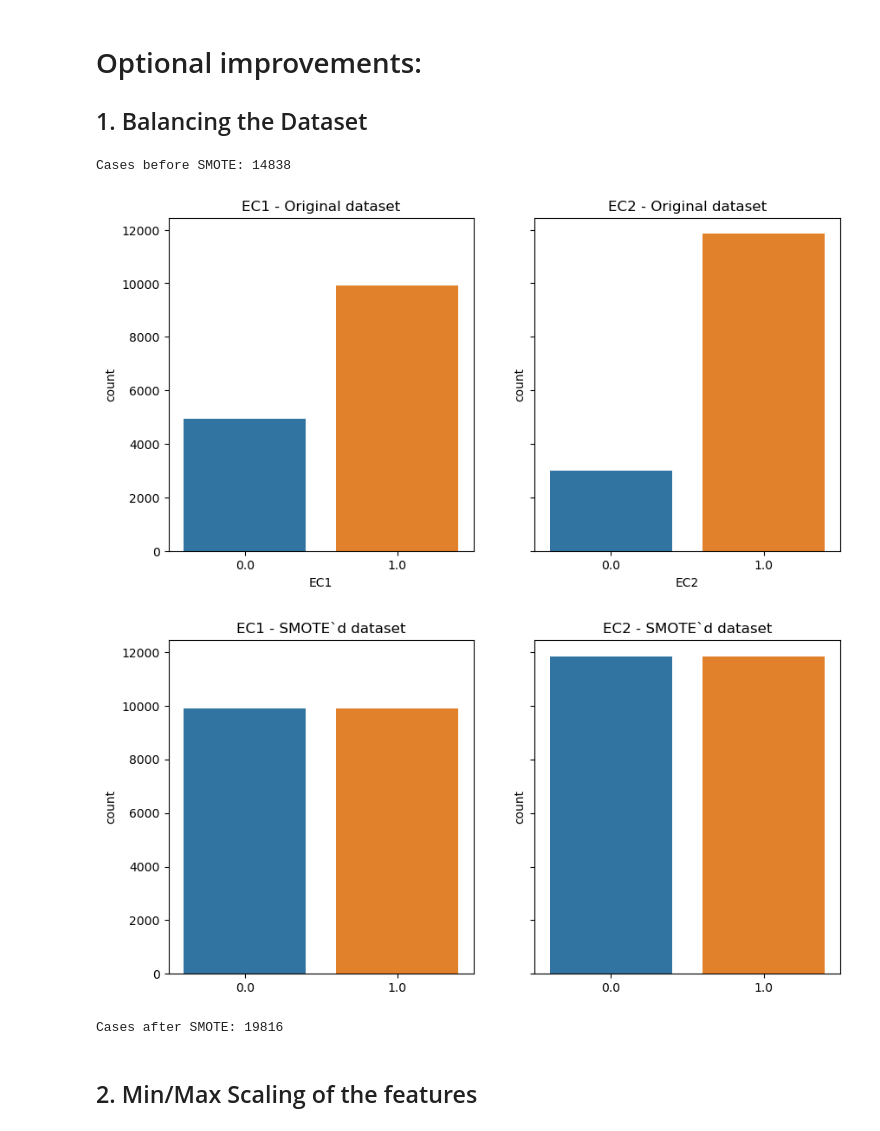
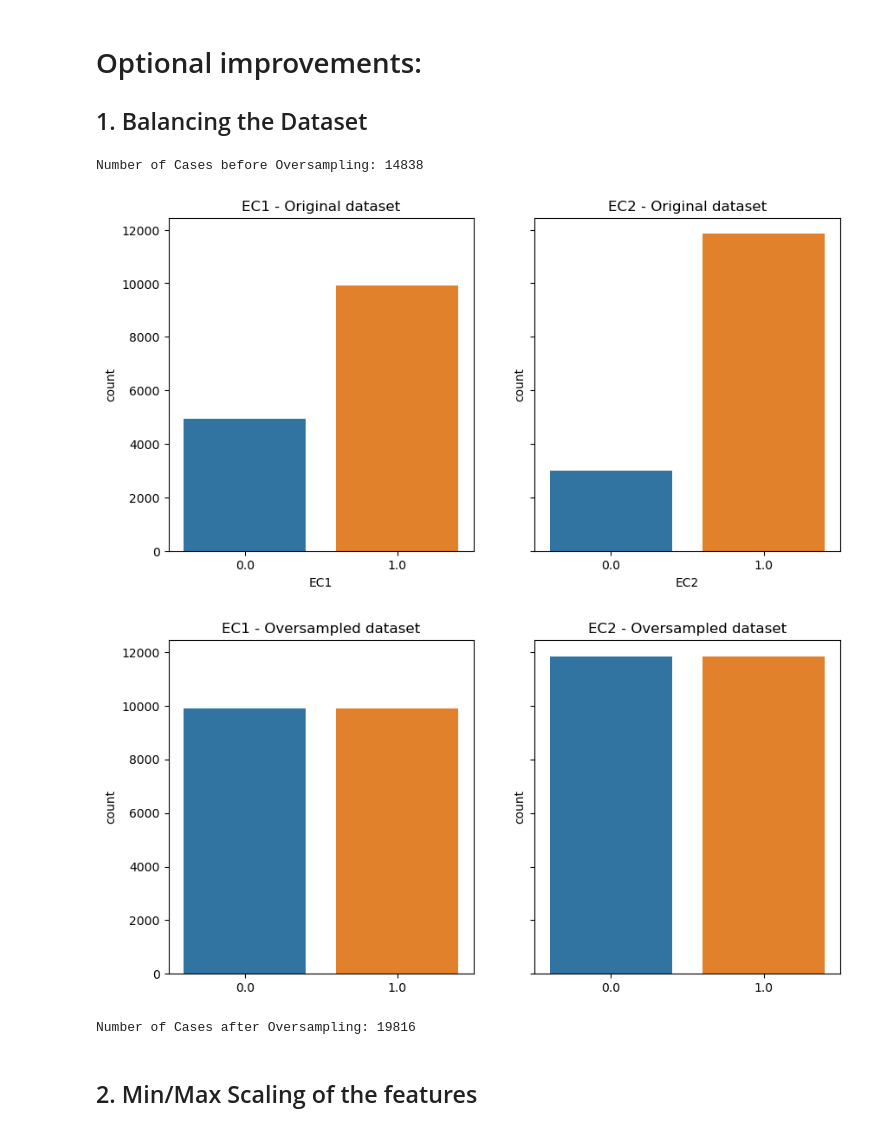
Before and after one commit to roman91DE/Multi-Label-Classification-Enzyme-Substrate_Kaggle-Competition, a Jupyter notebook: gp.ipynb, the cells around one changed output. Saved outputs shown, nothing was run; the diff lists cells and outputs as text; code cells hidden in the pictures.

```diff
--- a/gp.ipynb
+++ b/gp.ipynb
@@ -164,40 +158,40 @@ ax[1].set_title("EC2 - Original dataset")
 
 
 X = df_train.drop(["EC1", "EC2"], axis=1).to_numpy()
 y_ec1 = df_train["EC1"].to_numpy()
 y_ec2 = df_train["EC2"].to_numpy()
 
 
 print(f"Number of Cases before Oversampling: {len(y_ec1)}")
 
 # we will use SMOTE/ADASYN/RANDOMSAMPLER to oversample the minority class inside the df_train dataframe
 # oversample the minority class (uncomment the sampler you want to use)
 
-samplerMod = SMOTE(random_state=42)  # -> synthetic minority oversampling technique
+# samplerMod = SMOTE(random_state=42)  # -> synthetic minority oversampling technique
 # samplerMod = ADASYN(random_state=42)              # -> adaptive synthetic sampling approach
-# samplerMod = RandomOverSampler(random_state=42)   # -> random oversampling
+samplerMod = RandomOverSampler(random_state=42)   # -> random oversampling
 
 
 X_ec1, y_ec1 = samplerMod.fit_resample(X, y_ec1)
 X_ec2, y_ec2 = samplerMod.fit_resample(X, y_ec2)
 
 # check if dataset is balanced
 fig, ax = plt.subplots(1, 2, figsize=(10, 5), sharey=True)
 sns.countplot(x=y_ec1, ax=ax[0])
 sns.countplot(x=y_ec2, ax=ax[1])
 
 # set the title of the plot
-ax[0].set_title("EC1 - Oversamplet dataset")
-ax[1].set_title("EC2 - Oversamplet dataset")
+ax[0].set_title("EC1 - Oversampled dataset")
+ax[1].set_title("EC2 - Oversampled dataset")
 
 plt.show()
 
 print(f"Number of Cases after Oversampling: {len(y_ec1)}")
 # %% [output]
-Cases before SMOTE: 14838
+Number of Cases before Oversampling: 14838
 [figure]
-[figure, old version]
+[figure, new version]
-Cases after SMOTE: 19816
+Number of Cases after Oversampling: 19816
 # %% [markdown]
 ## 2. Min/Max Scaling of the features
 # %%
```
Also changed, not shown: parts of 7 cells of this notebook, 2 other files.
